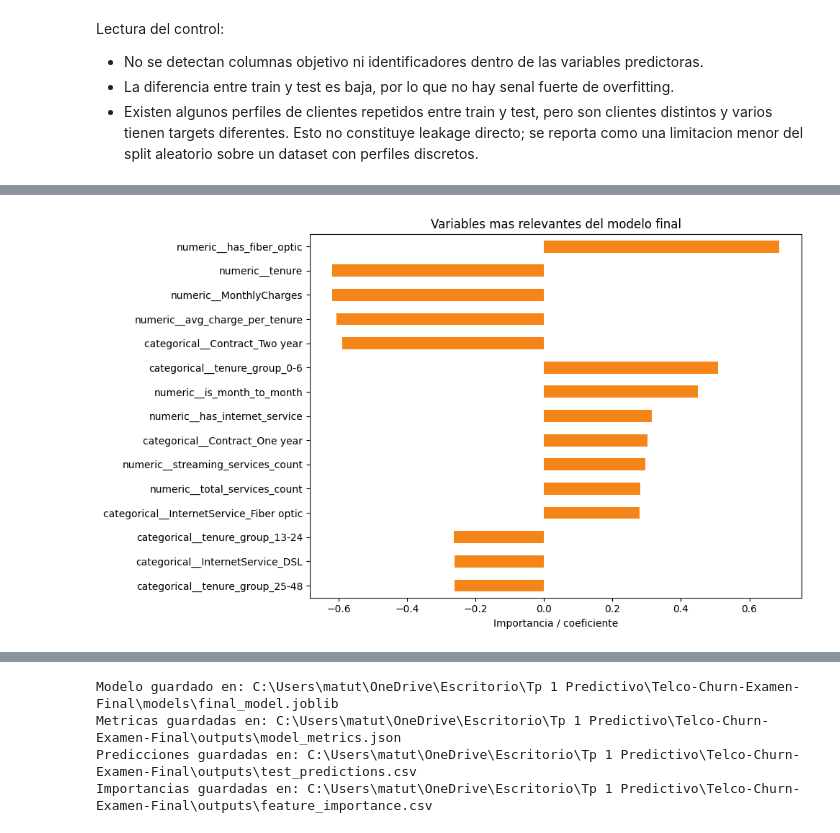
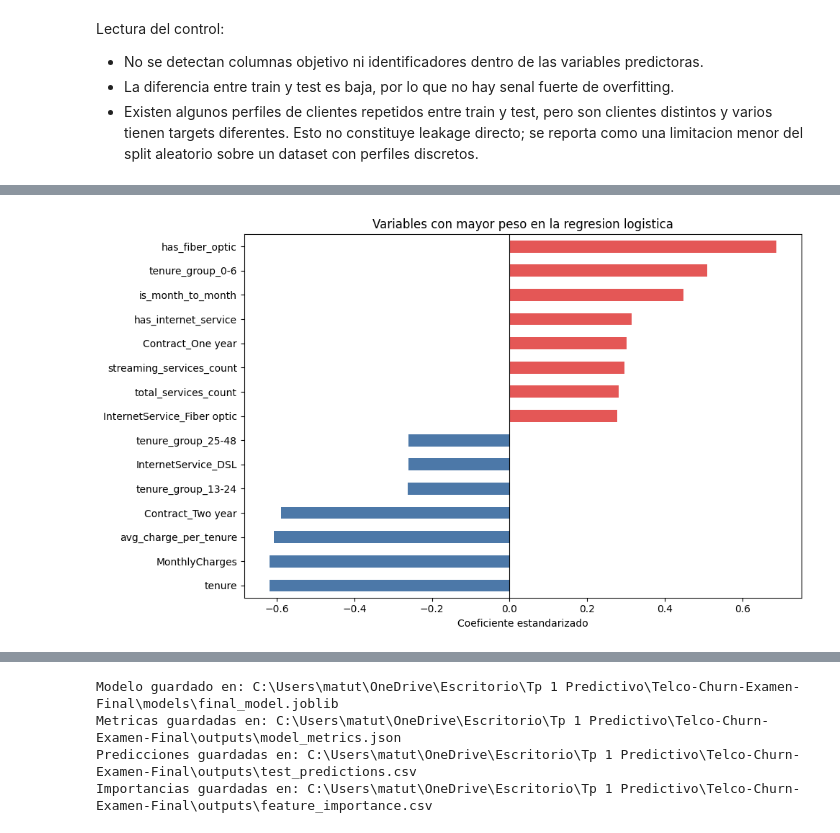
Before and after one commit to matigold22/Final_Predictiva, a Jupyter notebook: notebooks/01_train_final_model.ipynb, the cells around one changed output, grey strips where cells are left out. Saved outputs shown, nothing was run; the diff lists cells and outputs as text; code cells hidden in the pictures.

```diff
--- a/notebooks/01_train_final_model.ipynb
+++ b/notebooks/01_train_final_model.ipynb
@@ -678,11 +691,21 @@ importance.head(20)
 # %%
-if importance["abs_importance"].notna().any():
-    top_importance = importance.head(15).sort_values("abs_importance")
-    ax = top_importance.plot(kind="barh", x="feature", y="importance", figsize=(10, 6), legend=False, color="#F58518")
-    ax.set_title("Variables mas relevantes del modelo final")
-    ax.set_xlabel("Importancia / coeficiente")
-    ax.set_ylabel("")
-    plt.tight_layout()
-    plt.show()
+top_coef = coef_importance.head(15).sort_values("coefficient")
+colors = np.where(top_coef["coefficient"] >= 0, "#E45756", "#4C78A8")
+
+ax = top_coef.plot(
+    kind="barh",
+    x="feature",
+    y="coefficient",
+    figsize=(10, 6),
+    legend=False,
+    color=colors,
+)
+ax.axvline(0, color="black", linewidth=0.8)
+ax.set_title("Variables con mayor peso en la regresion logistica")
+ax.set_xlabel("Coeficiente estandarizado")
+ax.set_ylabel("")
+plt.tight_layout()
+plt.savefig(OUTPUTS_DIR / "feature_importance_coefficients.png", dpi=160, bbox_inches="tight")
+plt.show()
 # %% [output]
-[figure, old version]
+[figure, new version]
```
Also changed, not shown: parts of 9 cells of this notebook, 8 other files.
